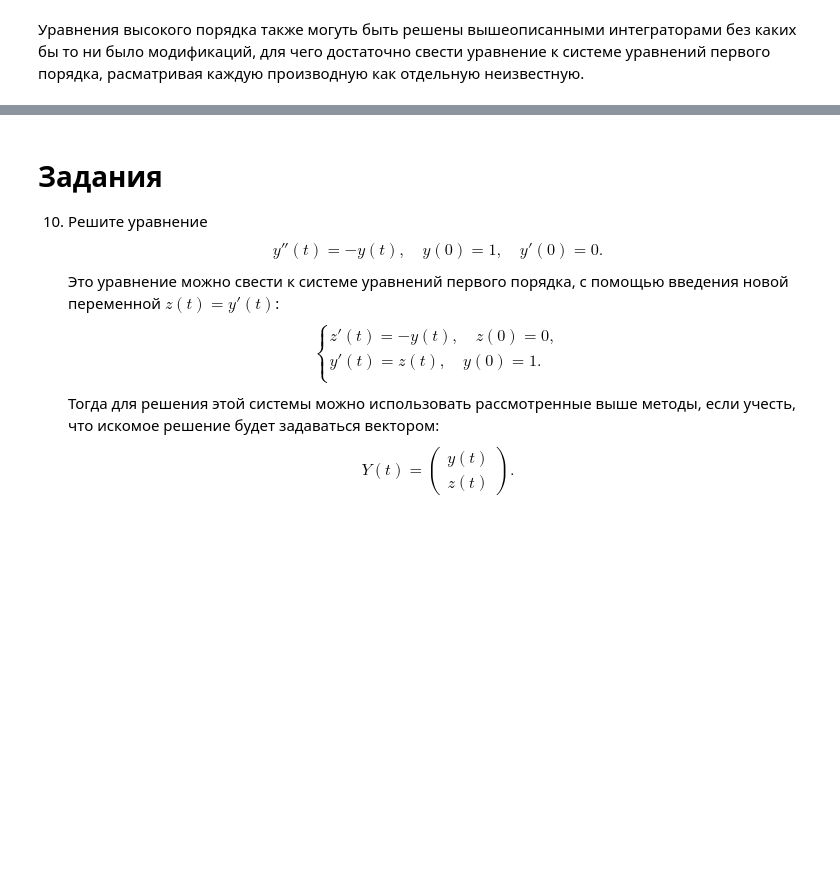
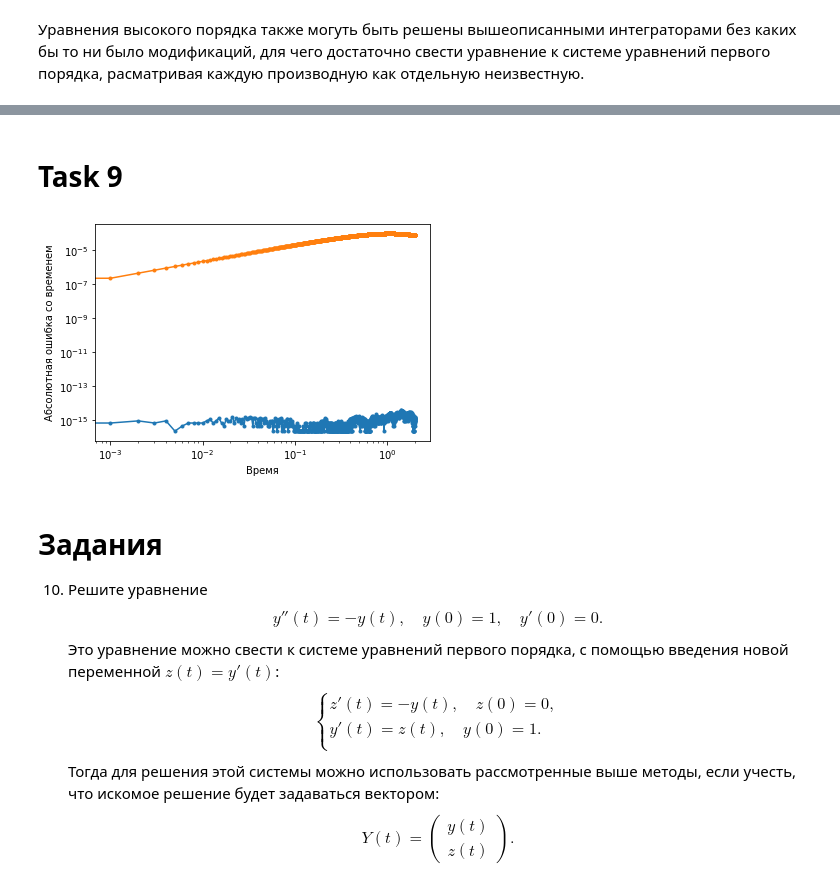
Before and after one commit to miroliubovmark/NumericalSim, a Jupyter notebook: lab 10/Integrators.ipynb, the cells around one changed output, grey strips where cells are left out. Cells and saved outputs as stored; diff of their text form; code cells hidden in the pictures; blank space fills up the shorter version.

Commit message:
Task 9 was added

```diff
--- a/lab 10/Integrators.ipynb
+++ b/lab 10/Integrators.ipynb
@@ -828,3 +886,30 @@ plt.show()
+# %% [markdown]
+# Task 9
+# %%
+def abs_error_through_time_plot(f, y, integrator, T=2):
+  eps=np.finfo(float).eps
+  step = 1e-3
+  y_0 = y(0)
+  time, y_approx = solve_ode(T, step, f, y(0), integrator)
+  y_precise = [y(t) for t in time]
+  abs_error = [max(np.abs(y_precise[i] - y_approx[i]), eps) for i in range(len(y_precise))]
+  plt.loglog(time, abs_error, '.-')
+  plt.xlabel("Время")
+  plt.ylabel("Абсолютная ошибка со временем")
+
+
+f = lambda y : np.cos(y)
+
+t, y = solve_ode(1, 1e-3, f, 1, RungeKuttaIntegrator)
+
+analitical = lambda x: 2*np.arccos((np.sinh(x)*(np.sin(1/2) - np.cos(1/2)) + np.cosh(x)*(np.cos(1/2) - np.sin(1/2)) + np.sin(1/2) + np.cos(1/2))/
+                                     (np.sqrt(2)*np.sqrt((np.sin(1) - 1)*np.sinh(2*x) - (np.sin(1) - 1)*np.cosh(2*x) + 1 + np.sin(1))))
+
+
+abs_error_through_time_plot(f, analitical, RungeKuttaIntegrator)
+abs_error_through_time_plot(f, analitical, EulerIntegrator)
+# %% [output]
+[figure, added]
 # %% [markdown]
 # Задания
 
```
Also changed, not shown: parts of 4 cells of this notebook.
